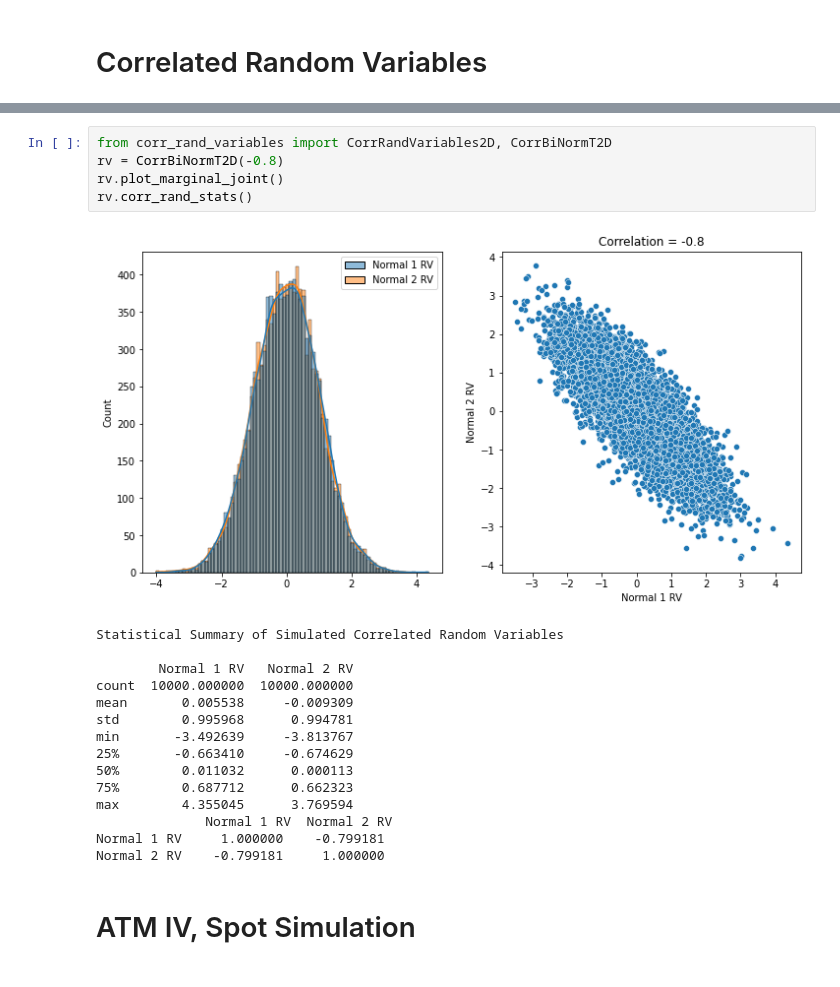
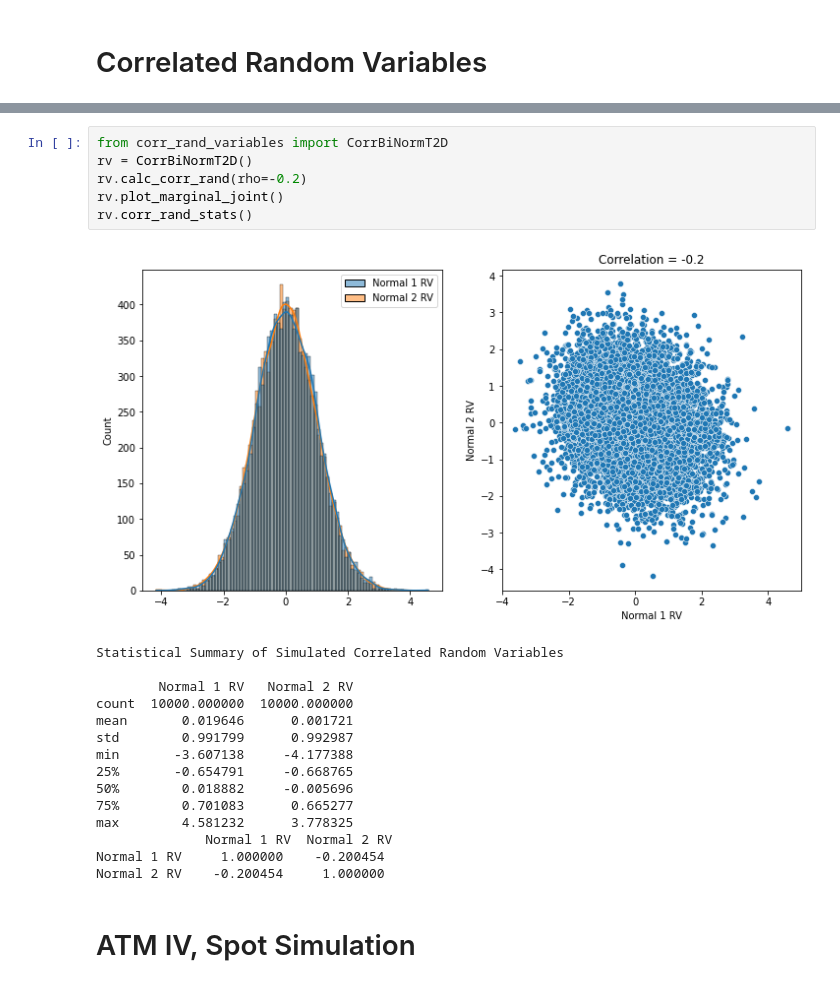
Before and after one commit to philfh/Utils, a Jupyter notebook: sim_corr_rand/corr_rand_variables.ipynb, the cells around one changed output, grey strips where cells are left out. Saved outputs shown, nothing was run; the diff lists cells and outputs as text.

```diff
--- a/sim_corr_rand/corr_rand_variables.ipynb
+++ b/sim_corr_rand/corr_rand_variables.ipynb
@@ -34,24 +38,25 @@ Hanson Skew-T RV  -0.800986          1.000000
 # %%
-from corr_rand_variables import CorrRandVariables2D, CorrBiNormT2D
-rv = CorrBiNormT2D(-0.8)
+from corr_rand_variables import CorrBiNormT2D
+rv = CorrBiNormT2D()
+rv.calc_corr_rand(rho=-0.2)
 rv.plot_marginal_joint()
 rv.corr_rand_stats()
 # %% [output]
-[figure, old version]
+[figure, new version]
 Statistical Summary of Simulated Correlated Random Variables
 
         Normal 1 RV   Normal 2 RV
 count  10000.000000  10000.000000
-mean       0.005538     -0.009309
-std        0.995968      0.994781
-min       -3.492639     -3.813767
-25%       -0.663410     -0.674629
-50%        0.011032      0.000113
-75%        0.687712      0.662323
-max        4.355045      3.769594
+mean       0.019646      0.001721
+std        0.991799      0.992987
+min       -3.607138     -4.177388
+25%       -0.654791     -0.668765
+50%        0.018882     -0.005696
+75%        0.701083      0.665277
+max        4.581232      3.778325
               Normal 1 RV  Normal 2 RV
-Normal 1 RV     1.000000    -0.799181
-Normal 2 RV    -0.799181     1.000000
+Normal 1 RV     1.000000    -0.200454
+Normal 2 RV    -0.200454     1.000000
 # %% [markdown]
 # ATM IV, Spot Simulation
 # %%
```
Also changed, not shown: parts of 4 cells of this notebook, 2 other files.
